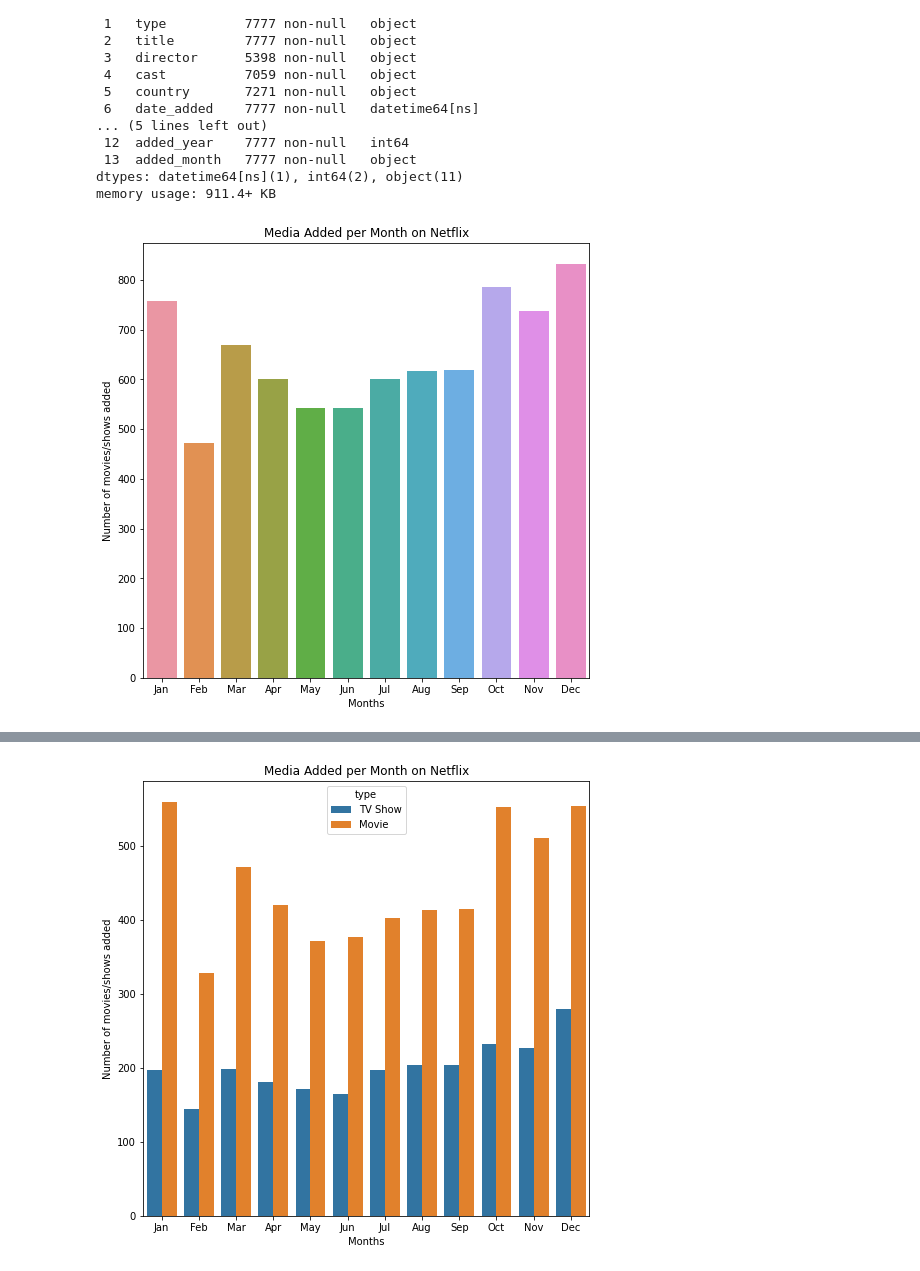
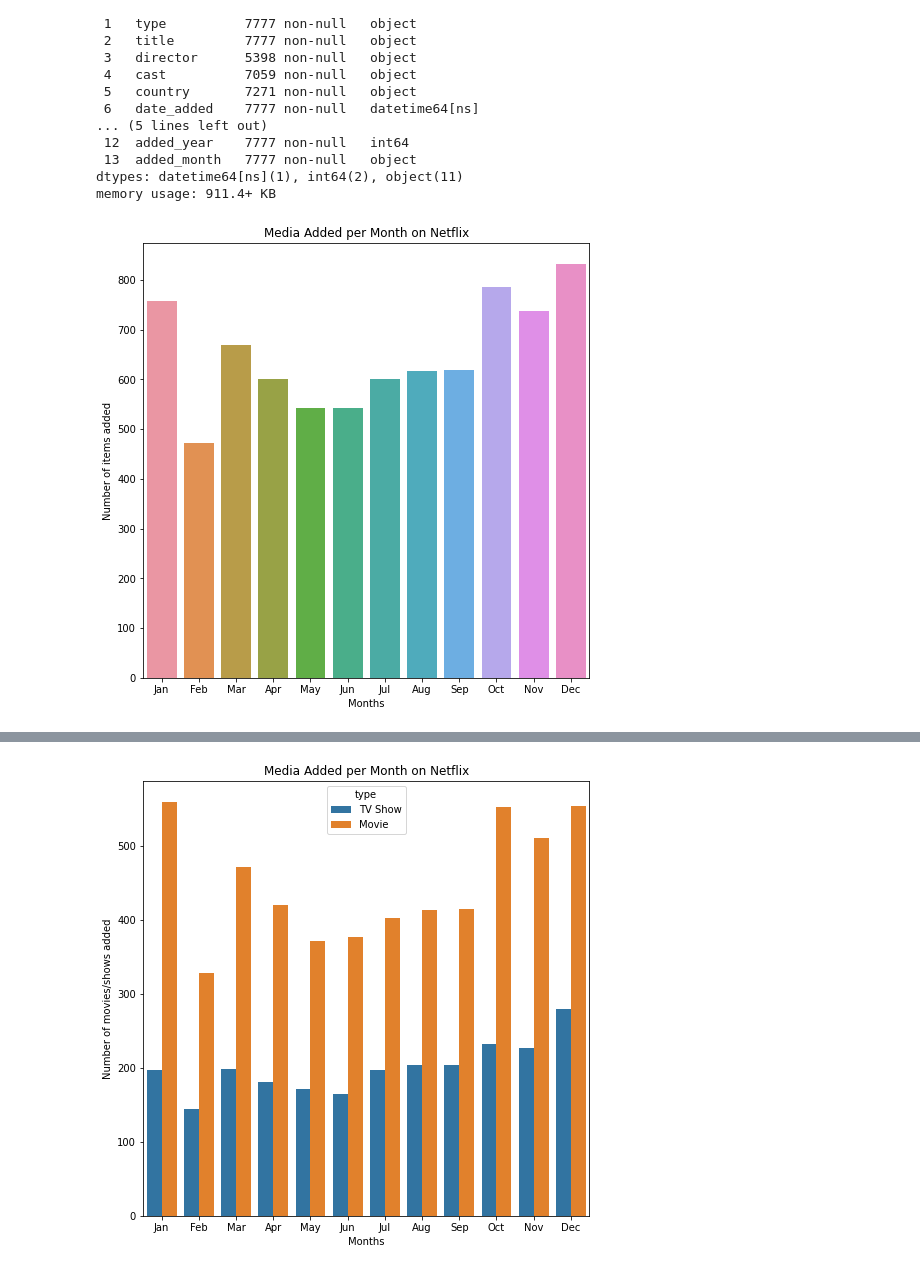
Before and after one commit to Ramshah1/Netflix-Data-Analysis, a Jupyter notebook: netflix_analysis.ipynb, the cells around one changed output, grey strips where cells are left out. Saved outputs shown, nothing was run; the diff lists cells and outputs as text; code cells hidden in the pictures.

```diff
--- a/netflix_analysis.ipynb
+++ b/netflix_analysis.ipynb
@@ -144,8 +144,8 @@ memory usage: 911.4+ KB
 # %%
 plt.figure(figsize=(8 , 8))
 hue_order = ['Jan', 'Feb', 'Mar', 'Apr', 'May', 'Jun', 'Jul', 'Aug', 'Sep', 'Oct', 'Nov', 'Dec']
 ax = sns.countplot(data=df, x='added_month', order=hue_order)
-ax.set(xlabel='Months', ylabel='Number of movies/shows added', title='Media Added per Month on Netflix')
+ax.set(xlabel='Months', ylabel='Number of items added', title='Media Added per Month on Netflix')
 plt.show()
 # %% [output]
-[figure, old version]
+[figure, new version]
```
Also changed, not shown: parts of 20 cells of this notebook.
